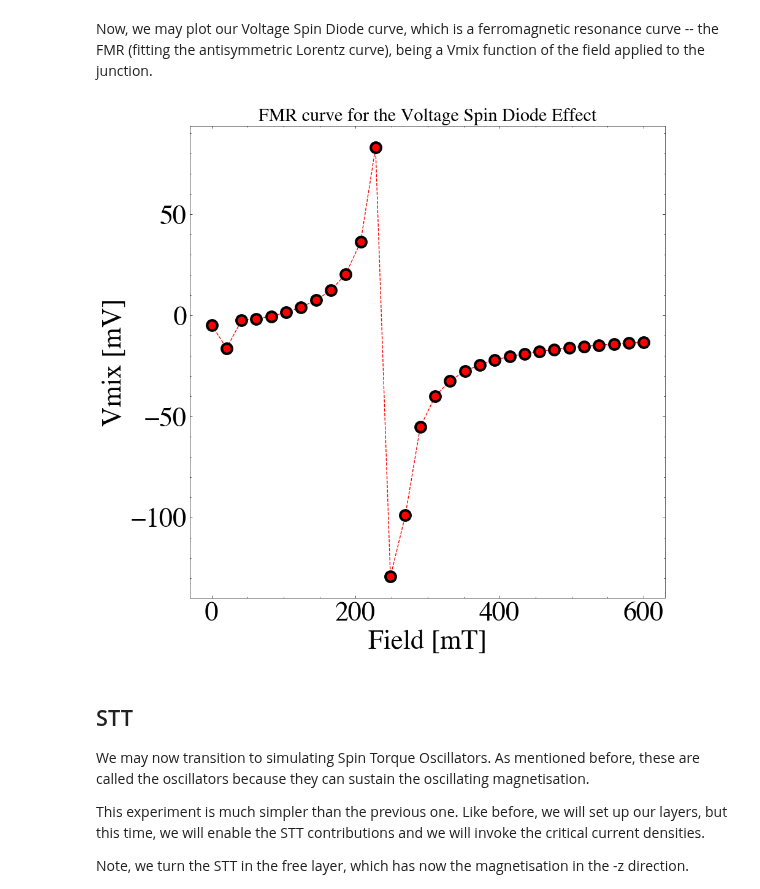
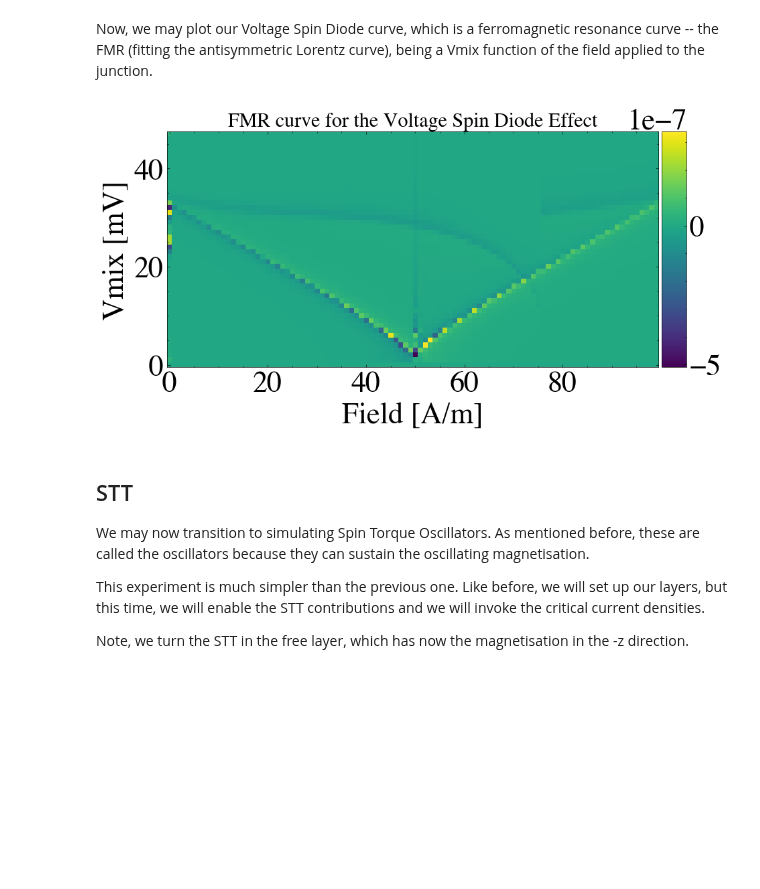
Before and after one commit to LemurPwned/cmtj, a Jupyter notebook: examples/CMTJBindingsTutorial.ipynb, the cells around one changed output. Cells and saved outputs as stored; diff of their text form; code cells hidden in the pictures; blank space fills up the shorter version.

```diff
--- a/examples/CMTJBindingsTutorial.ipynb
+++ b/examples/CMTJBindingsTutorial.ipynb
@@ -58,3 +24,29 @@ junction.setLayerAnisotropyDriver("bottom", ScalarDriver.getConstantDriver(1500e
+# %%
+N = [CVector(0, 0, 0), CVector(0, 0, 0), CVector(0, 0, 1)]
+damping = 0.01
+cl1 = Layer(id="free",
+                 mag=CVector(0, 0, 1),
+                 anis=CVector(0, -0.0871557, 0.996195),
+                 Ms=1.07,
+                 thickness=1e-9,
+                 cellSurface=0,
+                 temperature=0,
+                 dipoleTensor=[CVector(0, 0, 0) for i in range(3)],
+                 demagTensor=N,
+                 includeSTT=False,
+                 damping=damping)
+
+cl2 = Layer(id="bottom",
+                 mag=CVector(0, 0, 1),
+                 anis=CVector(0.34071865, -0.08715574, 0.936116),
+                 Ms=1.07,
+                 thickness=1e-9,
+                 cellSurface=0,
+                 temperature=0,
+                 dipoleTensor=[CVector(0, 0, 0) for i in range(3)],
+                 demagTensor=N,
+                 includeSTT=False,
+                 damping=damping)
 # %% [markdown]
 ## Voltage Spin Diode effect
 As we have defined the Junction, we now proceed to running the Voltage Spin Diode experiment.
@@ -103,32 +130,33 @@ Simulation time: 4.904267072677612
 # %% [markdown]
 Now, we may plot our Voltage Spin Diode curve, which is a ferromagnetic resonance curve -- the FMR (fitting the antisymmetric Lorentz curve), being a Vmix function of the field applied to the junction.
 # %%
+from mpl_toolkits.axes_grid1 import make_axes_locatable
 import matplotlib.pyplot as plt
 plt.style.use('default')
 fsize= 32
+
+VSD = np.asarray(VSD, dtype=np.float32)
 plt.rcParams['figure.figsize'] = [10, 6]
 plt.rc('font', family='serif', serif='Times', size=18)
 plt.rc('text', usetex=False)
 plt.rc('xtick', labelsize=fsize)
 plt.rc('ytick', labelsize=fsize)
 plt.rc('axes', labelsize=fsize)
 
 plt.rc('mathtext',**{'default':'regular'})
 
 with plt.style.context(['science', 'no-latex']):
     fig, ax = plt.subplots(figsize=(10, 10))
-    ax.plot(data['H'], data['Vmix'],
-            'o--',
-            color='red',
-            markersize=12,
-            markeredgecolor='k',
-            markeredgewidth=3)
-    ax.set_xlabel("Field [mT]")
+    im = ax.imshow(VSD, origin='lower')
+    divider = make_axes_locatable(ax)
+    cax = divider.append_axes('right', size='5%', pad=0.05)
+    fig.colorbar(im, cax=cax, orientation='vertical')
+    ax.set_xlabel("Field [A/m]")
     ax.set_ylabel("Vmix [mV]")
     ax.set_title("FMR curve for the Voltage Spin Diode Effect")
 plt.show()
 # %% [output]
-[figure, old version]
+[figure, new version]
 # %% [markdown]
 ## STT
 We may now transition to simulating Spin Torque Oscillators. As mentioned before, these are called the oscillators because they can sustain the oscillating magnetisation.
```
Also changed, not shown: parts of 9 cells of this notebook.
